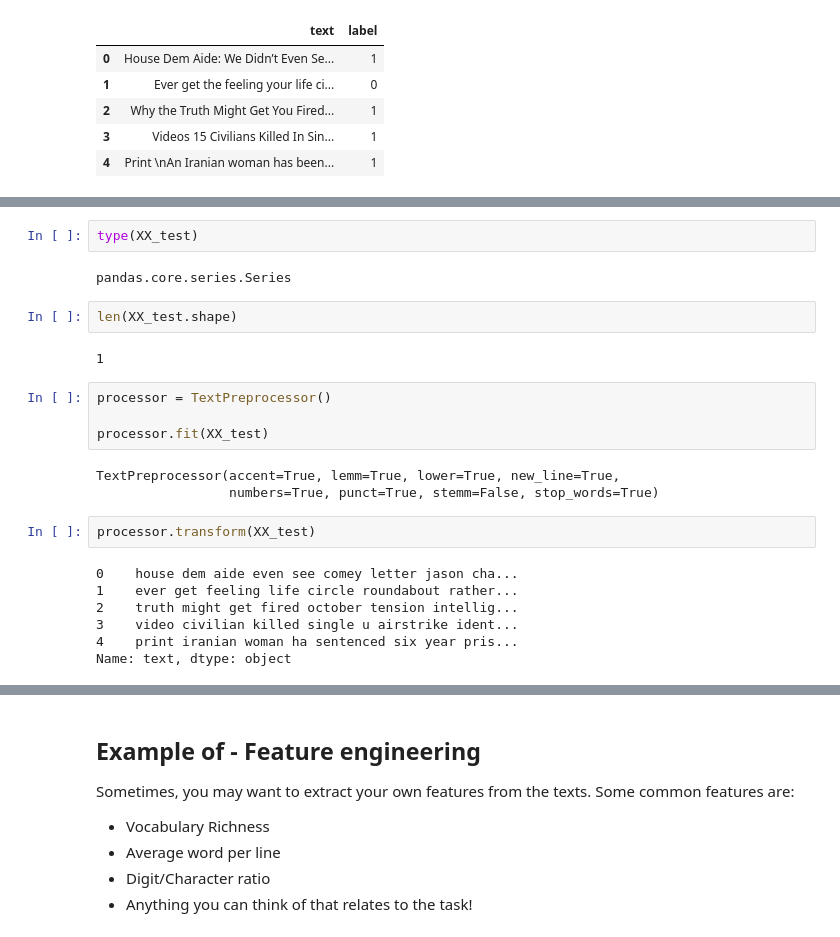
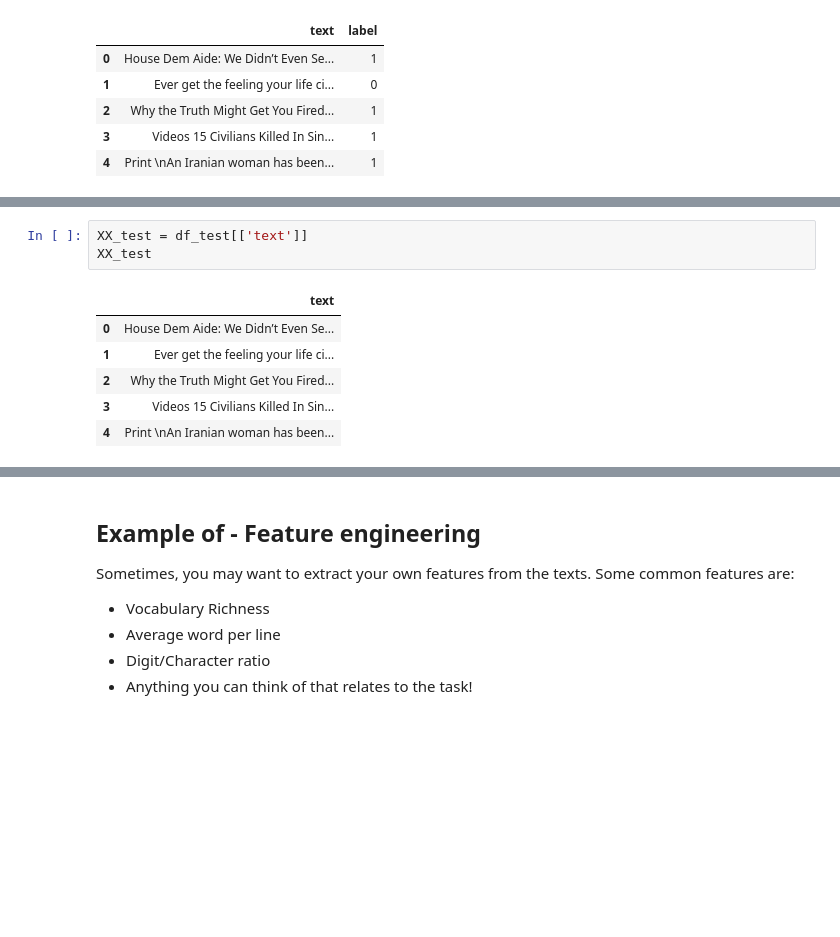
Before and after one commit to hdavis44/CrypKey, a Jupyter notebook: notebooks/MN_preprocess-to-class.ipynb, the cells around one changed output, grey strips where cells are left out. Cells and saved outputs as stored; diff of their text form; blank space fills up the shorter version.

```diff
--- a/notebooks/MN_preprocess-to-class.ipynb
+++ b/notebooks/MN_preprocess-to-class.ipynb
@@ -309,24 +350,10 @@ Name: text, dtype: object
-# %%
-type(XX_test)
-# %% [output]
-pandas.core.series.Series
-# %%
-len(XX_test.shape)
-# %% [output]
-1
-# %%
-processor = TextPreprocessor()
-
-processor.fit(XX_test)
-# %% [output]
-TextPreprocessor(accent=True, lemm=True, lower=True, new_line=True,
-                 numbers=True, punct=True, stemm=False, stop_words=True)
-# %%
-processor.transform(XX_test)
-# %% [output]
-0    house dem aide even see comey letter jason cha...
-1    ever get feeling life circle roundabout rather...
-2    truth might get fired october tension intellig...
-3    video civilian killed single u airstrike ident...
-4    print iranian woman ha sentenced six year pris...
-Name: text, dtype: object
+# %%
+XX_test = df_test[['text']]
+XX_test
+# %% [output]
+|  | text |
+| 0 | House Dem Aide: We Didn’t Even Se... |
+| 1 | Ever get the feeling your life ci... |
+| 2 | Why the Truth Might Get You Fired... |
+| 3 | Videos 15 Civilians Killed In Sin... |
+| 4 | Print \nAn Iranian woman has been... |
```
Also changed, not shown: parts of 6 cells of this notebook.
